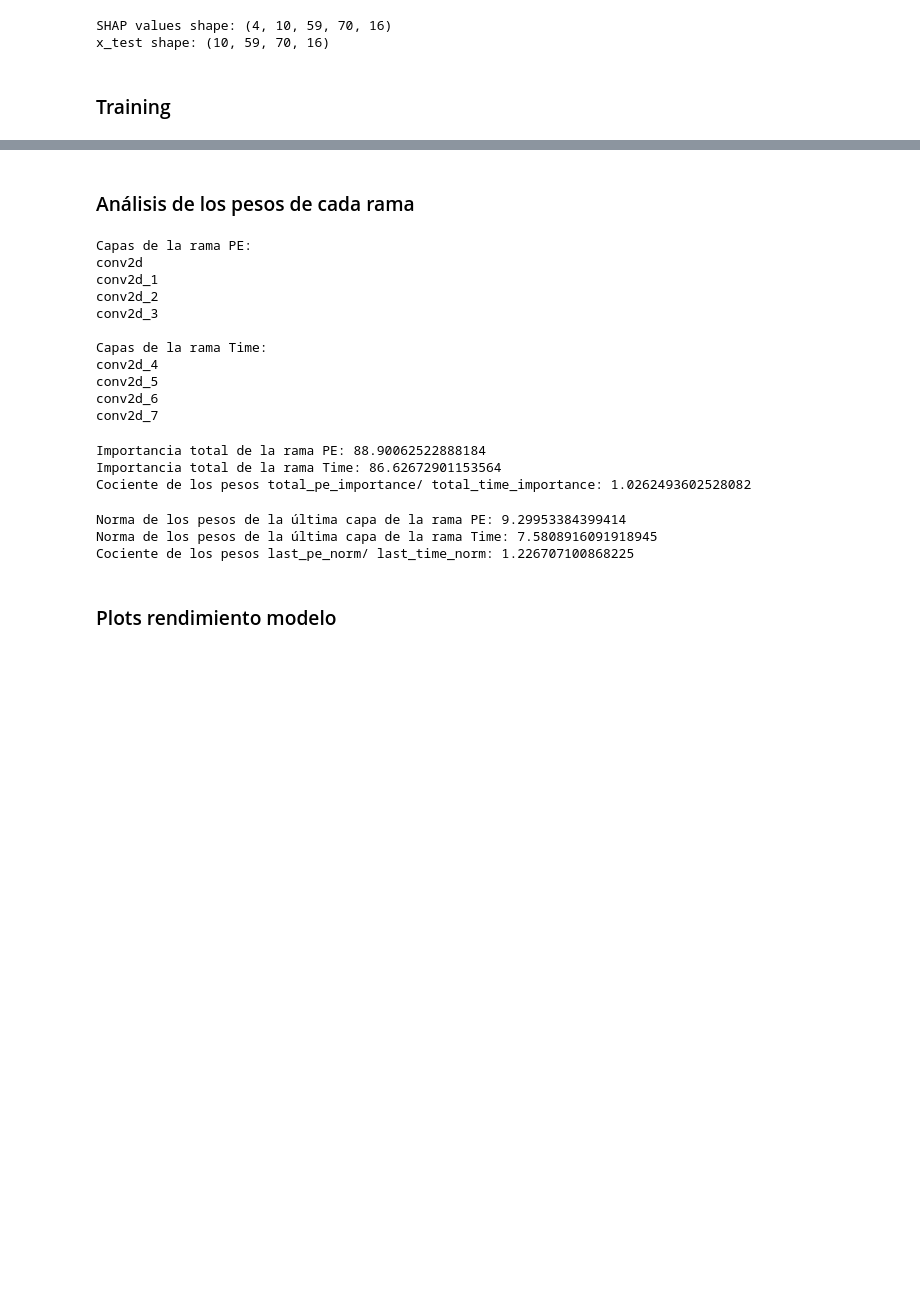
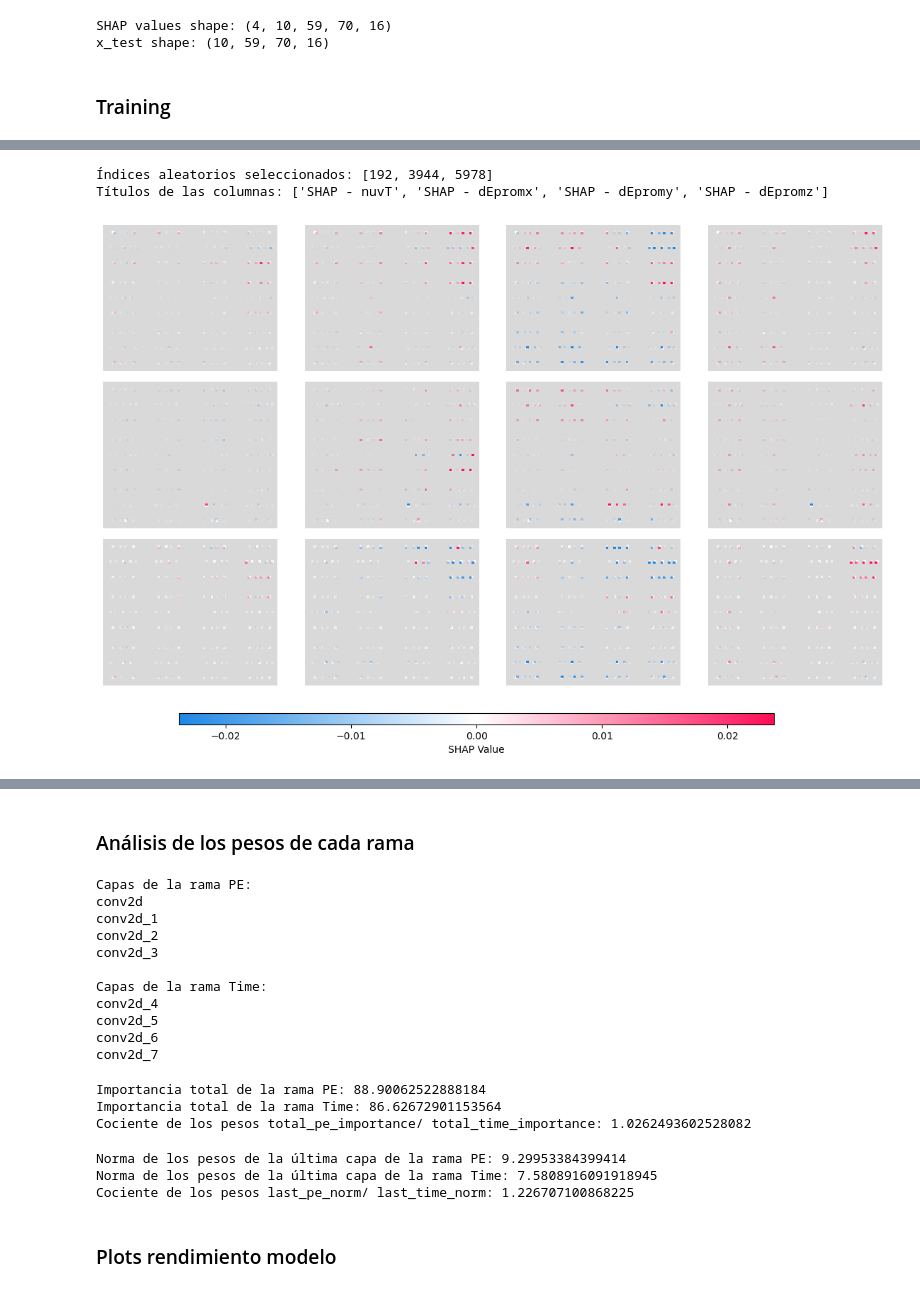
Before and after one commit to CIEMAT-Neutrino/AI_nuvT, a Jupyter notebook: 6_Regression_Ebaricenter_NN.ipynb, the cells around one changed output, grey strips where cells are left out. Drawn from its saved outputs; the diff is of its cells as text; code cells hidden in the pictures; blank space fills up the shorter version.

```diff
--- a/6_Regression_Ebaricenter_NN.ipynb
+++ b/6_Regression_Ebaricenter_NN.ipynb
@@ -4,6 +4,8 @@ from imports import *
 image_total = np.load("/data/vidales/images/image_v1303_10ophits_c1_inv.npy")
 # %%
 image_onlype = np.load("/data/vidales/images/image_v1303_onlype.npy")
+# %%
+image = np.load("/data/vidales/images/v0303_noTPC_noinv_image_realistic.npy")
 # %%
 table = pq.read_table('saved_archives/v1303_noTPCselection_c1&c2.parquet')
 nuvT = ak.from_iter(table.column('nuvT').to_pylist())
@@ -99,7 +101,7 @@ print(test_size)
 # %% [output]
 6589
 # %%
-x_train, x_test = image_total[:-test_size], image_total[-test_size:]
+x_train, x_test = image[:-test_size], image[-test_size:]
 print('x_train dim.:',x_train.shape)
 print('x_test dim.:', x_test.shape)
 # %% [output]
@@ -794,0 +713,68 @@ Epoch 60/100
+# %%
+import shap
+import numpy as np
+import matplotlib.pyplot as plt
+import warnings
+
+warnings.filterwarnings('ignore')
+
+np.random.seed(3)
+
+# Usar GradientExplainer para el modelo
+explainer = shap.GradientExplainer(model_shap, x_train)
+
+# Seleccionar 4 muestras aleatorias de x_test
+random_indices = np.random.choice(len(x_test), size=4, replace=False)
+random_indices = [192,3944, 5978]
+random_samples = x_test[random_indices]
+print("Índices aleatorios seleccionados:", random_indices)
+
+# Calcular valores SHAP
+shap_values = explainer.shap_values(random_samples)
+
+# Definir títulos solo para las columnas SHAP
+column_titles = ["SHAP - nuvT", "SHAP - dEpromx", "SHAP - dEpromy", "SHAP - dEpromz"]
+
+# Generar la visualización con shap.image_plot
+shap.image_plot(
+    shap_values=shap_values,
+    pixel_values=random_samples,  # Necesario, pero no lo mostraremos
+    show=False  # Personalizamos después
+)
+
+# Obtener la figura y ejes
+fig = plt.gcf()
+axes = fig.get_axes()
+
+# Eliminar el primer eje (imagen de entrada) y dejar solo las imágenes SHAP
+for i in range(len(random_samples)):
+    fig.delaxes(axes[i * 5])  # 5 columnas por fila, eliminamos la imagen de entrada
+
+# Actualizar la lista de ejes después de eliminar el eje
+axes = fig.get_axes()
+
+# Ajustar la disposición para mover las imágenes hacia la izquierda
+plt.subplots_adjust(left=0.05, right=1, wspace=0.05)
+
+print("Títulos de las columnas:", column_titles)
+
+# Ajustar la barra de color a horizontal en la parte inferior
+# Accedemos a la colorbar del último eje
+colorbar_ax = axes[-1]
+fig.delaxes(colorbar_ax)  # Eliminar la colorbar original
+
+# Crear una nueva colorbar horizontal en la parte inferior
+cbar_ax = fig.add_axes([0.15, 0.05, 0.7, 0.02])  # [left, bottom, width, height]
+cbar = plt.colorbar(axes[1].images[1], cax=cbar_ax, orientation='horizontal')
+cbar.set_label('SHAP Value', fontsize=10)
+
+# Ajustar el tamaño y mostrar
+fig.set_size_inches(12, 8)
+plt.tight_layout(rect=[-0.2, 0.1, 1, 0.95])  # Ajustar para dejar espacio para la colorbar y títulos
+plt.show()
+
+warnings.filterwarnings('default')
+# %% [output]
+Índices aleatorios seleccionados: [192, 3944, 5978]
+Títulos de las columnas: ['SHAP - nuvT', 'SHAP - dEpromx', 'SHAP - dEpromy', 'SHAP - dEpromz']
+[figure, added]
```
Also changed, not shown: parts of 14 cells of this notebook, 2 other files.
